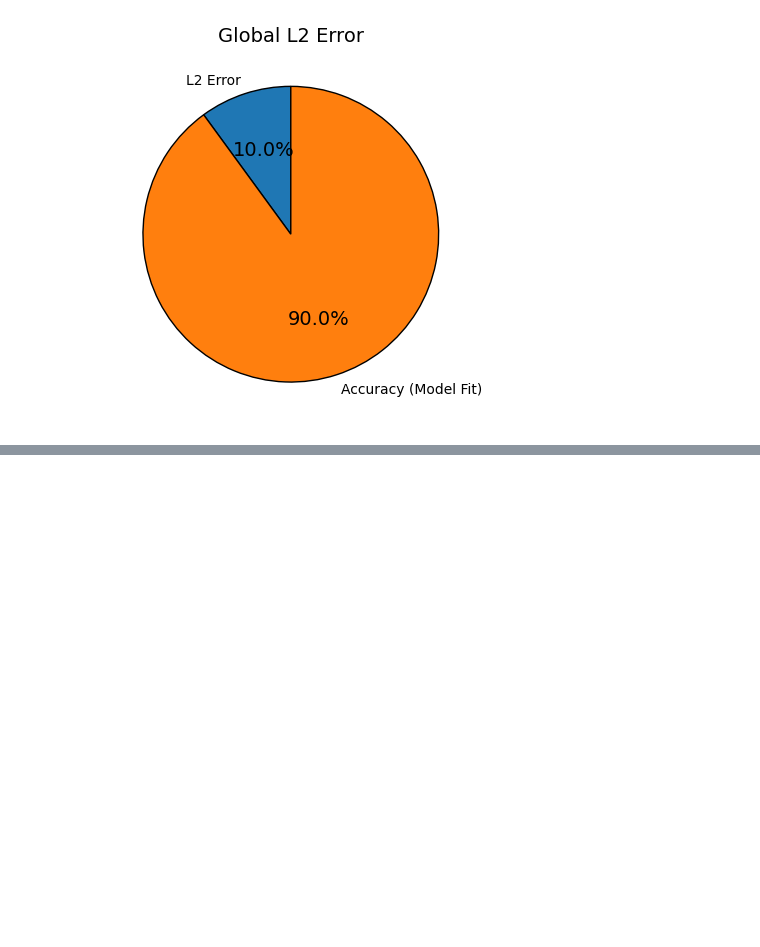
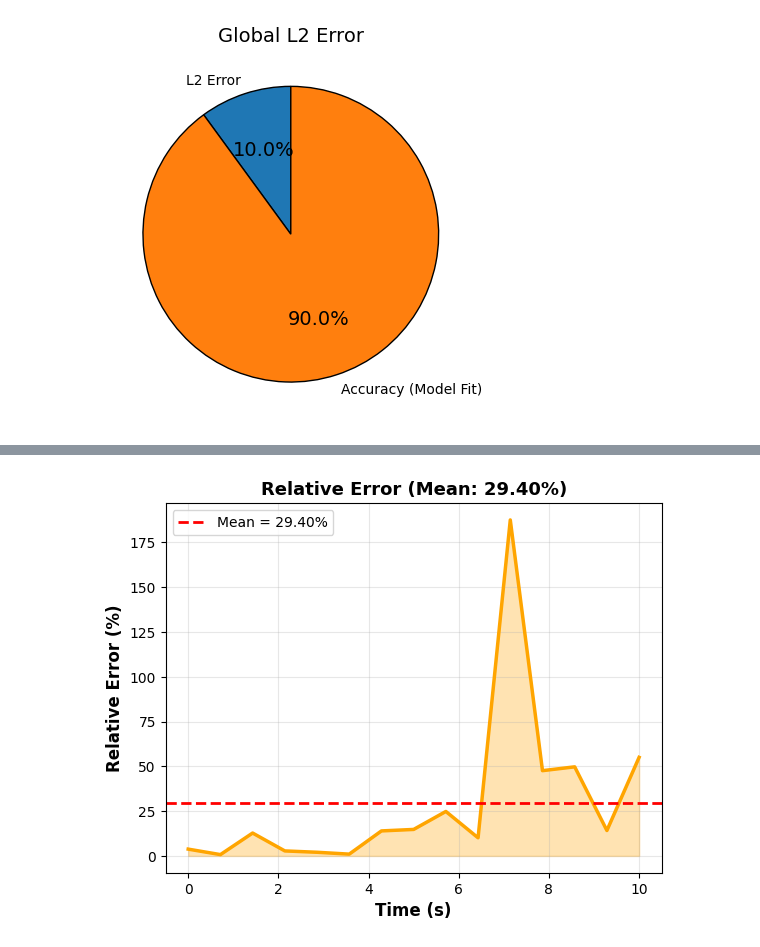
Before and after one commit to ziaurmb/pinn, a Jupyter notebook: 04_Damped_harmonic_oscillator.ipynb, the cells around one changed output, grey strips where cells are left out. Cells and saved outputs as stored; diff of their text form; code cells hidden in the pictures; blank space fills up the shorter version.

```diff
--- a/04_Damped_harmonic_oscillator.ipynb
+++ b/04_Damped_harmonic_oscillator.ipynb
@@ -309,0 +346,20 @@ plt.show()
+# %%
+plt.plot(t_test, relative_error * 100, color='orange', linewidth=2.5)
+
+mean_rel_err_pct = np.mean(relative_error) * 100
+plt.axhline(
+    y=mean_rel_err_pct, color='red', linestyle='--', linewidth=2,
+    label=f'Mean = {mean_rel_err_pct:.2f}%'
+)
+plt.fill_between(
+    t_test.flatten(), 0, (relative_error * 100).flatten(),
+    alpha=0.3, color='orange'
+)
+
+plt.xlabel('Time (s)', fontsize=12, fontweight='bold')
+plt.ylabel('Relative Error (%)', fontsize=12, fontweight='bold')
+plt.title(f'Relative Error (Mean: {mean_rel_err_pct:.2f}%)', fontsize=13, fontweight='bold')
+plt.legend(fontsize=10)
+plt.grid(True, alpha=0.3)
+# %% [output]
+[figure, added]
```
Also changed, not shown: parts of 7 cells of this notebook.
